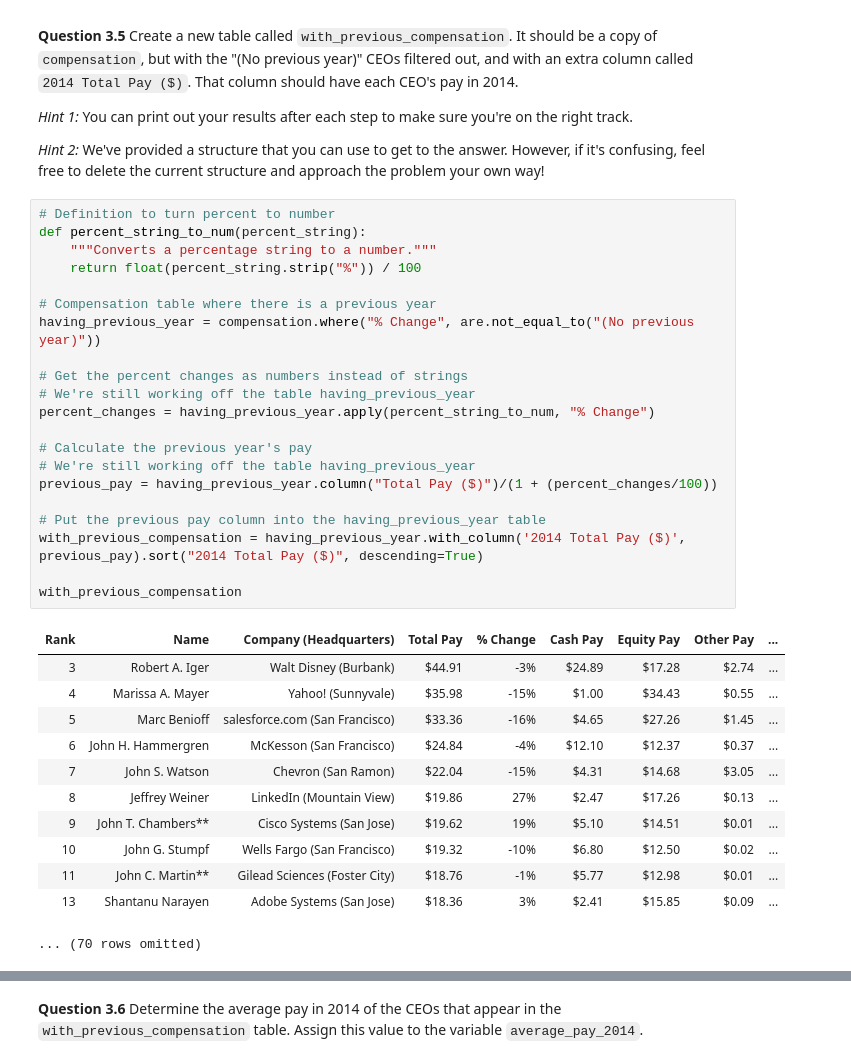
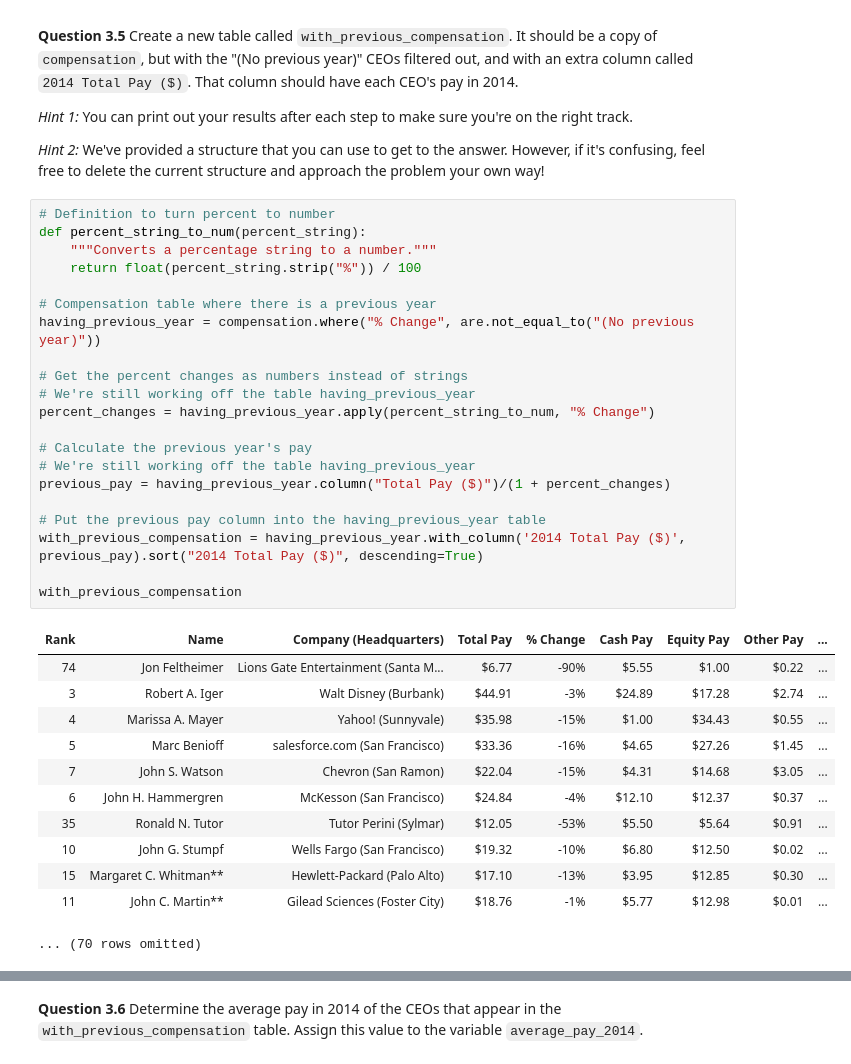
Before and after one commit to elliebeiser/introdata1350, a Jupyter notebook: lab04/lab04.ipynb, the cells around one changed output, grey strips where cells are left out. Saved outputs shown, nothing was run; the diff lists cells and outputs as text.

```diff
--- a/lab04/lab04.ipynb
+++ b/lab04/lab04.ipynb
@@ -557,36 +557,36 @@ Given your current pay and the percentage increase from the previous year, you c
 # %%
 # Definition to turn percent to number
 def percent_string_to_num(percent_string):
     """Converts a percentage string to a number."""
     return float(percent_string.strip("%")) / 100
 
 # Compensation table where there is a previous year
 having_previous_year = compensation.where("% Change", are.not_equal_to("(No previous year)"))
 
 # Get the percent changes as numbers instead of strings
 # We're still working off the table having_previous_year
 percent_changes = having_previous_year.apply(percent_string_to_num, "% Change")
 
 # Calculate the previous year's pay
 # We're still working off the table having_previous_year
-previous_pay = having_previous_year.column("Total Pay ($)")/(1 + (percent_changes/100))
+previous_pay = having_previous_year.column("Total Pay ($)")/(1 + percent_changes)
 
 # Put the previous pay column into the having_previous_year table
 with_previous_compensation = having_previous_year.with_column('2014 Total Pay ($)', previous_pay).sort("2014 Total Pay ($)", descending=True)
 
 with_previous_compensation
 # %% [output]
 | Rank | Name | Company (Headquarters) | Total Pay | % Change | Cash Pay | Equity Pay | Other Pay | ... |
+| 74 | Jon Feltheimer | Lions Gate Entertainment (Santa M... | $6.77 | -90% | $5.55 | $1.00 | $0.22 | ... |
 | 3 | Robert A. Iger | Walt Disney (Burbank) | $44.91 | -3% | $24.89 | $17.28 | $2.74 | ... |
 | 4 | Marissa A. Mayer | Yahoo! (Sunnyvale) | $35.98 | -15% | $1.00 | $34.43 | $0.55 | ... |
 | 5 | Marc Benioff | salesforce.com (San Francisco) | $33.36 | -16% | $4.65 | $27.26 | $1.45 | ... |
+| 7 | John S. Watson | Chevron (San Ramon) | $22.04 | -15% | $4.31 | $14.68 | $3.05 | ... |
 | 6 | John H. Hammergren | McKesson (San Francisco) | $24.84 | -4% | $12.10 | $12.37 | $0.37 | ... |
-| 7 | John S. Watson | Chevron (San Ramon) | $22.04 | -15% | $4.31 | $14.68 | $3.05 | ... |
-| 8 | Jeffrey Weiner | LinkedIn (Mountain View) | $19.86 | 27% | $2.47 | $17.26 | $0.13 | ... |
-| 9 | John T. Chambers** | Cisco Systems (San Jose) | $19.62 | 19% | $5.10 | $14.51 | $0.01 | ... |
+| 35 | Ronald N. Tutor | Tutor Perini (Sylmar) | $12.05 | -53% | $5.50 | $5.64 | $0.91 | ... |
 | 10 | John G. Stumpf | Wells Fargo (San Francisco) | $19.32 | -10% | $6.80 | $12.50 | $0.02 | ... |
+| 15 | Margaret C. Whitman** | Hewlett-Packard (Palo Alto) | $17.10 | -13% | $3.95 | $12.85 | $0.30 | ... |
 | 11 | John C. Martin** | Gilead Sciences (Foster City) | $18.76 | -1% | $5.77 | $12.98 | $0.01 | ... |
-| 13 | Shantanu Narayen | Adobe Systems (San Jose) | $18.36 | 3% | $2.41 | $15.85 | $0.09 | ... |
 ... (70 rows omitted)
 # %%
 grader.check("q35")
```
Also changed, not shown: parts of 3 cells of this notebook, 1 other file.
